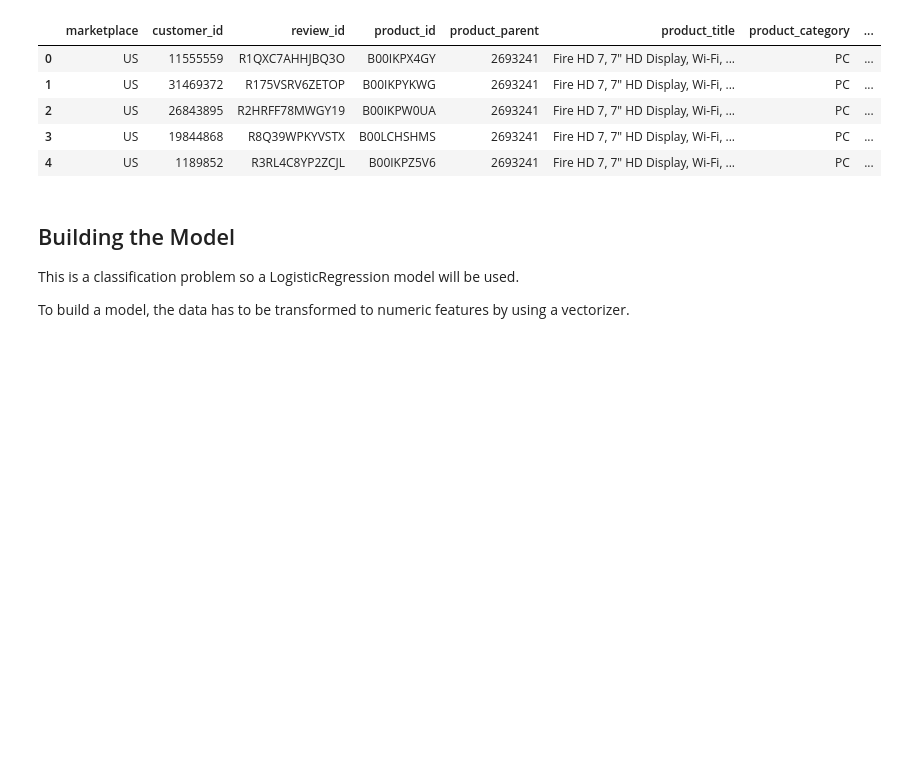
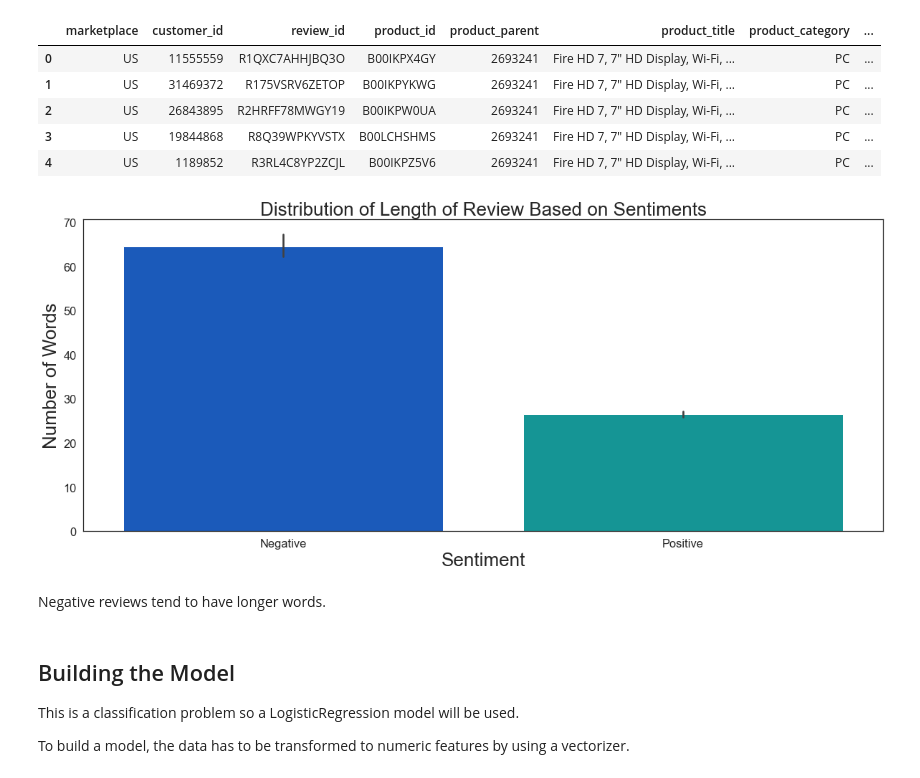
Before and after one commit to PeaceUdoka/Sentiment-analysis-with-python, a Jupyter notebook: Sentiment Analysis With Python.ipynb, the cells around one changed output. Drawn from its saved outputs; the diff is of its cells as text; code cells hidden in the pictures; blank space fills up the shorter version.

```diff
--- a/Sentiment Analysis With Python.ipynb
+++ b/Sentiment Analysis With Python.ipynb
@@ -189,6 +198,17 @@ data.head(5)
 | 2 | US | 26843895 | R2HRFF78MWGY19 | B00IKPW0UA | 2693241 | Fire HD 7, 7" HD Display, Wi-Fi, ... | PC | ... |
 | 3 | US | 19844868 | R8Q39WPKYVSTX | B00LCHSHMS | 2693241 | Fire HD 7, 7" HD Display, Wi-Fi, ... | PC | ... |
 | 4 | US | 1189852 | R3RL4C8YP2ZCJL | B00IKPZ5V6 | 2693241 | Fire HD 7, 7" HD Display, Wi-Fi, ... | PC | ... |
+# %%
+# plotting length of reviews
+sns.barplot(data = data, x = 'sentiment', y = 'no_of_words', palette = 'winter')
+plt.xticks([0, 1], ["Negative", "Positive"])
+plt.xlabel("Sentiment", fontsize=26);
+plt.ylabel("Number of Words", fontsize=26);
+plt.title("Distribution of Length of Review Based on Sentiments", fontsize=26);
+# %% [output]
+[figure, added]
+# %% [markdown]
+Negative reviews tend to have longer words.
 # %% [markdown]
 <a id='model'></a>
 ## Building the Model
```
Also changed, not shown: parts of 6 cells of this notebook.
